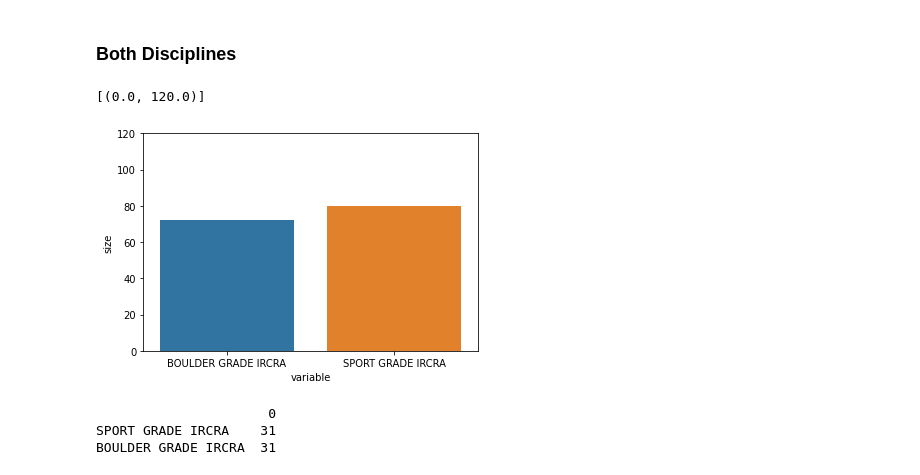
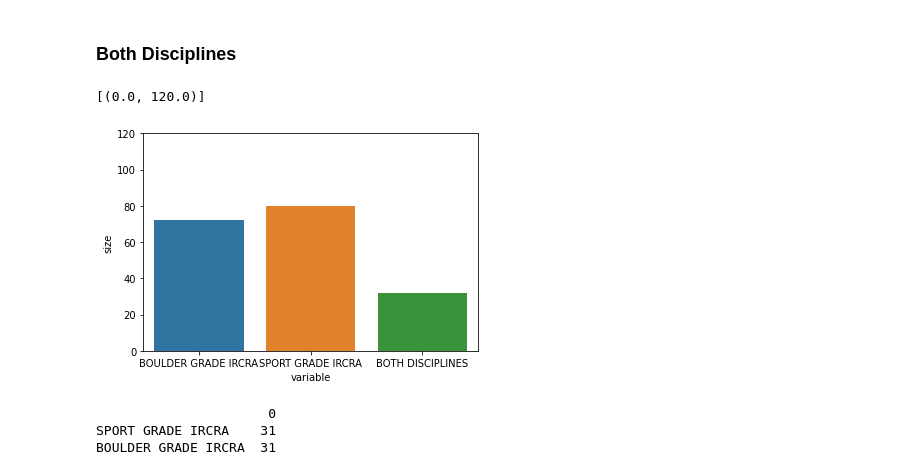
Before and after one commit to haokliao/Critical-Force-Visualization, a Jupyter notebook: EDA_scratch.ipynb, the cells around one changed output. Drawn from its saved outputs; the diff is of its cells as text; code cells hidden in the pictures.

```diff
--- a/EDA_scratch.ipynb
+++ b/EDA_scratch.ipynb
@@ -123,23 +178,28 @@ print(disciplines_bar)
 # %% [markdown]
 ### Both Disciplines
-# %%
-disciplines_df= dataframe[['#','SPORT GRADE IRCRA', 'BOULDER GRADE IRCRA']]
-disciplines_bar = pd.melt(disciplines_df,id_vars="#").dropna()
-both_df = pd.DataFrame({"variable":['BOTH DISCIPLINES'], "value":[32]})
-disciplines_bar.append(both_df)
-# # print(disciplines_df)
-# print(disciplines_bar)
-# print(both_df)
-# both_df = pd.DataFrame({"variable":['BOTH DISCIPLINES'], "size":[32]})
-# disciplines_bar.append(both_df)
-disciplines_bar = disciplines_bar.groupby(by='variable',as_index=False).size()
-ax3 = sns.barplot(data=ind_disciplines_bar, x="variable", y="size")
-ax3.set(ylim=(0,120))
-#mess with axis
-#figsize
-# %% [output]
-[(0.0, 120.0)]
-[figure, removed]
+# %%
+#Create a dataframe disciplines, so I can more easily work with pandas through that data ((Yes I know Enrico))
+#Melt the data. Melt leaves some of the identifies and creates columns variable and value which we need to plot this chart.
+
+disciplines_df= dataframe[['#','SPORT GRADE IRCRA', 'BOULDER GRADE IRCRA']]
+disciplines_bar = pd.melt(disciplines_df,id_vars="#").dropna()
+disciplines_bar = disciplines_bar.groupby(by='variable',as_index=False).size()
+
+
+### Specifically placed the values here so that they would bypass the groupby and drop.
+
+both_df = pd.DataFrame({"variable":['BOTH DISCIPLINES'], "size":[32]})
+both = disciplines_bar.append(both_df, ignore_index=True)
+
+
+ax3 = sns.barplot(data=both, x="variable", y="size")
+ax3.set(ylim=(0,120))
+
+# ax3 = sns.barplot(data=disciplines_bar, x="variable", y="size")
+# ax3.set(ylim=(0,120))
+# %% [output]
+[(0.0, 120.0)]
+[figure, added]
 # %%
 print(disciplines_df)
 ind_disciplines_bar = pd.melt(disciplines_df,id_vars="#").dropna().count()
```
Also changed, not shown: parts of 10 cells of this notebook, 1 other file.
